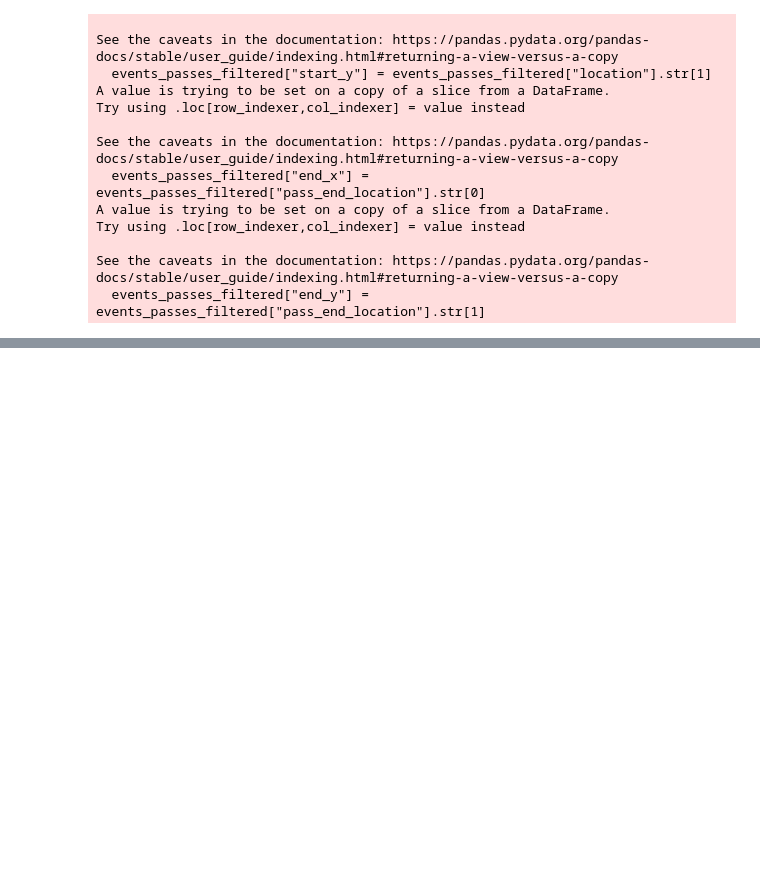
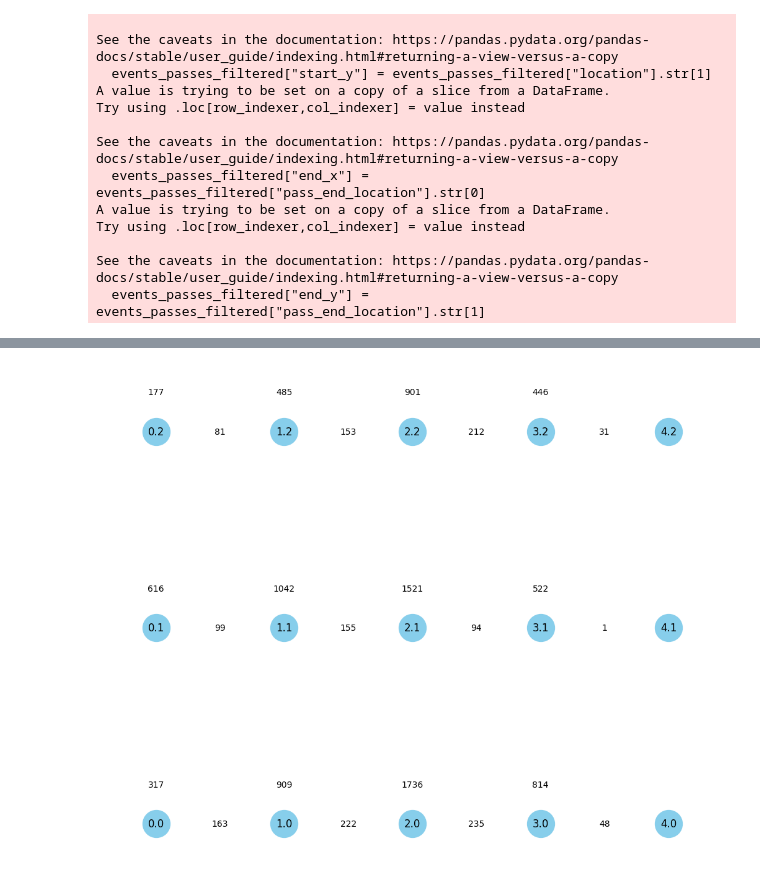
Before and after one commit to Morten-Tejlmand/5-semester, a Jupyter notebook: Fodbold/data.ipynb, the cells around one changed output, grey strips where cells are left out. Saved outputs shown, nothing was run; the diff lists cells and outputs as text; code cells hidden in the pictures; blank space fills up the shorter version.

```diff
--- a/Fodbold/data.ipynb
+++ b/Fodbold/data.ipynb
@@ -248,0 +170,25 @@ print("Hello there")
+# %%
+import matplotlib.pyplot as plt
+import networkx as nx
+
+# Set up the figure with a white background
+plt.figure(figsize=(10, 8), facecolor='white')
+
+# Define node positions
+pos = {node: (int(node), node - int(node)) for node in G.nodes()}
+
+# Get edge weights and ensure they are at least a small value for visibility
+edges = G.edges(data=True)
+weights = [max(edge[2]['count'], 0.5) for edge in edges]  # Minimum width 0.5
+
+# Draw the graph
+nx.draw(G, pos, with_labels=True, node_size=1000, node_color="skyblue", width=weights*100, edge_color='white')
+
+# Draw edge labels (weights) on the graph
+edge_labels = {(u, v): f"{d['count']}" for u, v, d in G.edges(data=True)}
+nx.draw_networkx_edge_labels(G, pos, edge_labels=edge_labels)
+
+# Display the plot
+plt.show()
+# %% [output]
+[figure, added]
```
Also changed, not shown: parts of 20 cells of this notebook.
